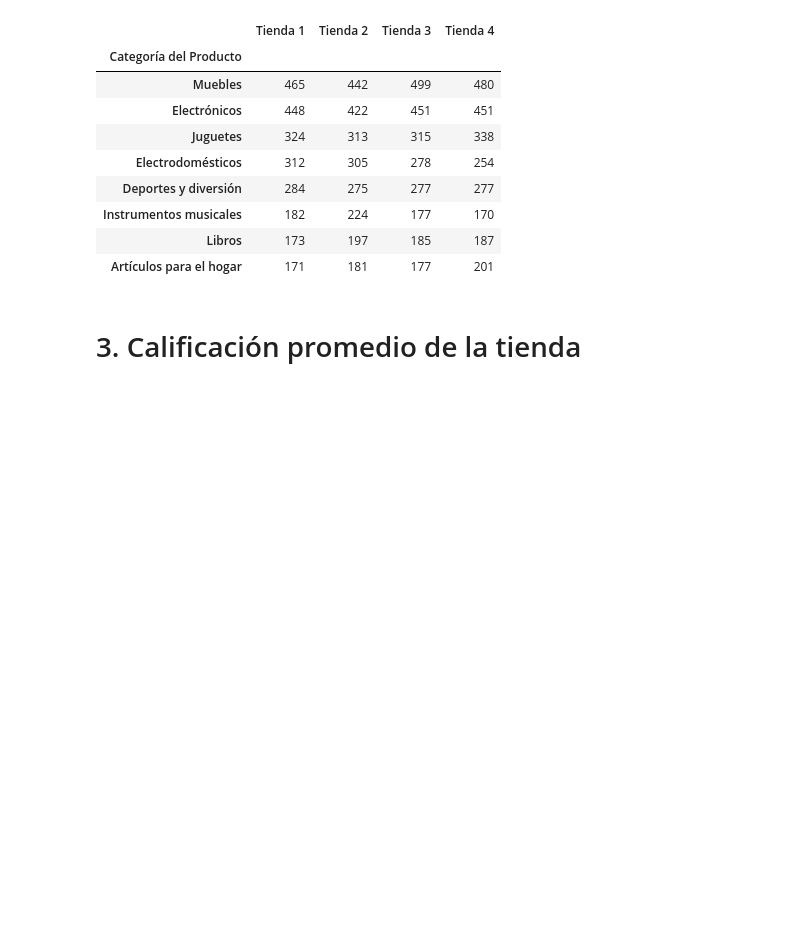
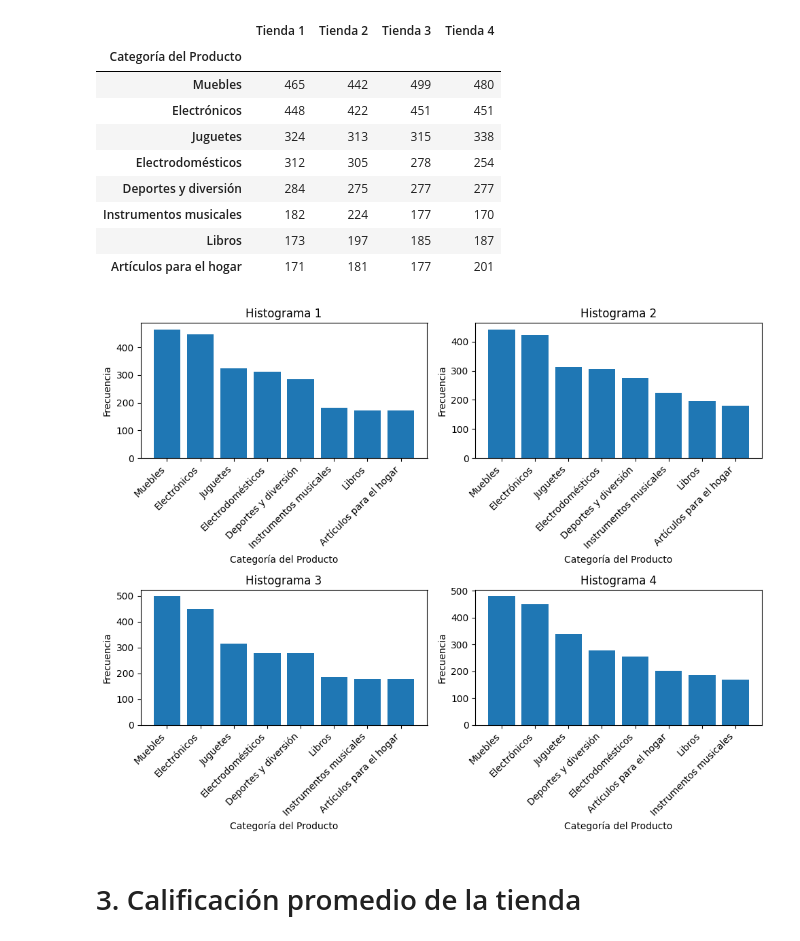
Before and after one commit to raohxxx/challenge-store, a Jupyter notebook: AluraStoreLatam.ipynb, the cells around one changed output. Cells and saved outputs as stored; diff of their text form; code cells hidden in the pictures; blank space fills up the shorter version.

Commit message:
se agregan histograma categoría por tienda

```diff
--- a/AluraStoreLatam.ipynb
+++ b/AluraStoreLatam.ipynb
@@ -71,6 +71,49 @@ consolidado
 | Instrumentos musicales | 182 | 224 | 177 | 170 |
 | Libros | 173 | 197 | 185 | 187 |
 | Artículos para el hogar | 171 | 181 | 177 | 201 |
+# %%
+'''plt.hist(tienda1['Categoría del Producto'])
+plt.xticks(rotation=45, ha='right')
+plt.ylabel('cantidades vendidas')
+plt.show()'''
+#prueba de graficos
+'''data = [tienda1['Categoría del Producto'], tienda2['Categoría del Producto'],
+        tienda3['Categoría del Producto'], tienda4['Categoría del Producto']]
+fig, axs = plt.subplots(2, 2, figsize=(10, 8))
+for i, ax in enumerate(axs.flatten()):  # flatten() convierte la cuadrícula en una lista
+    ax.hist(data[i])
+    ax.set_title(f'Histograma {i+1}')  # Agrega un título a cada subplot
+    ax.set_xlabel('Categoría del Producto')
+    ax.set_ylabel('cantidades vendidas')
+    plt.setp(ax.get_xticklabels(), rotation=45, ha='right') # Rotar etiquetas del eje x
+plt.tight_layout()
+plt.show()'''
+# Datos de ejemplo (reemplázalos con tus datos)
+data = [tienda1['Categoría del Producto'], tienda2['Categoría del Producto'],
+        tienda3['Categoría del Producto'], tienda4['Categoría del Producto']]
+
+fig, axs = plt.subplots(2, 2, figsize=(10, 8))
+
+for i, ax in enumerate(axs.flatten()):
+    # Calcula la frecuencia de cada categoría y ordénala
+    category_counts = data[i].value_counts().sort_values(ascending=False)
+
+    # Obtén las categorías y sus frecuencias ordenadas
+    categories = category_counts.index
+    frequencies = category_counts.values
+
+    # Crea el histograma con las categorías ordenadas
+    ax.bar(categories, frequencies)  # Usa bar en lugar de hist para un mejor control
+
+    ax.set_title(f'Histograma {i+1}')
+    ax.set_xlabel('Categoría del Producto')
+    ax.set_ylabel('Frecuencia')
+    plt.setp(ax.get_xticklabels(), rotation=45, ha='right')
+
+plt.tight_layout()
+plt.show()
+# %% [output]
+[figure, added]
 # %% [markdown]
 # 3. Calificación promedio de la tienda
 # %%
```
